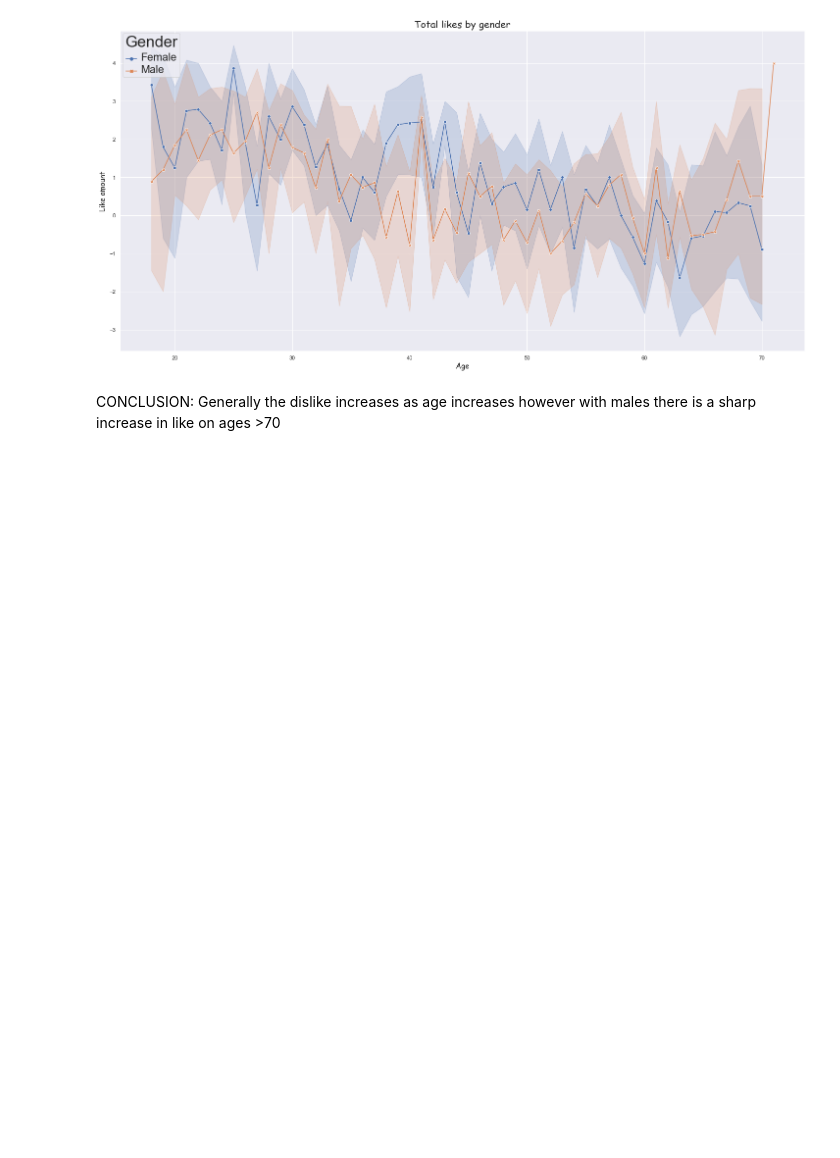
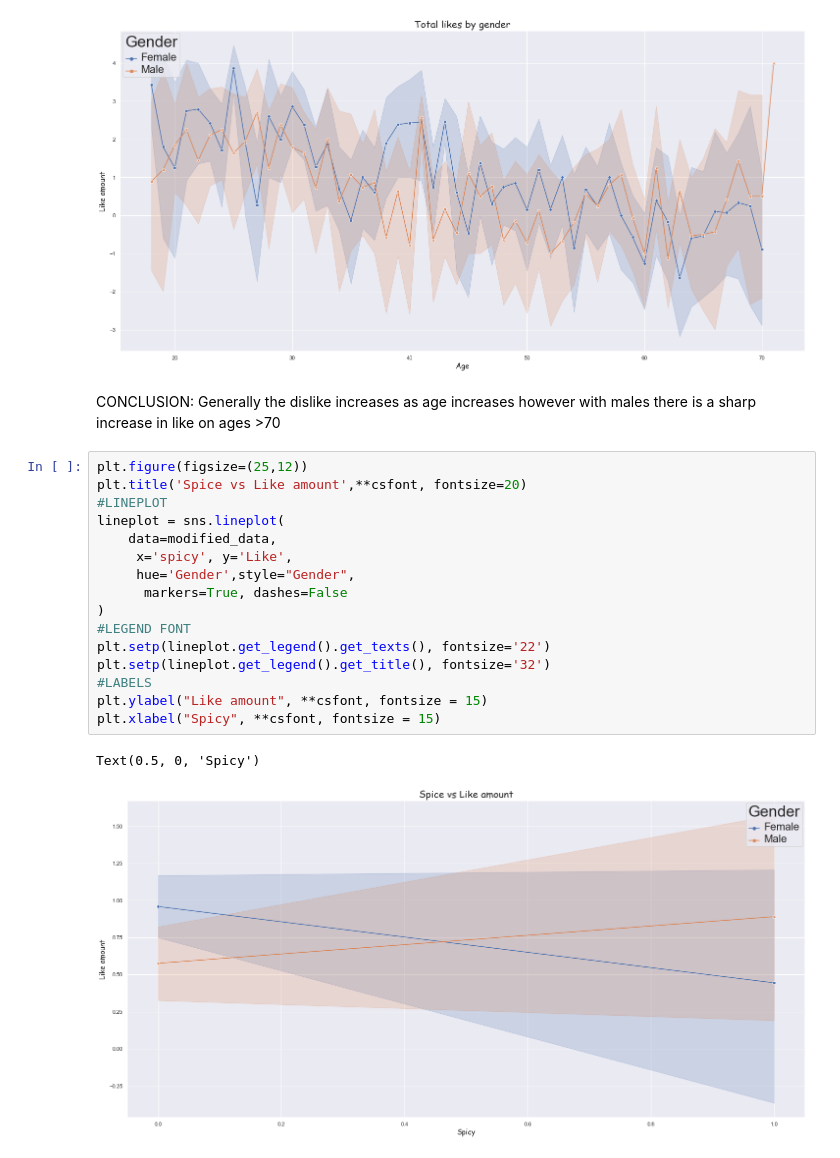
Before and after one commit to adichowdhuri/Feynn-Labs-Study-Task, a Jupyter notebook: main.ipynb, the cells around one changed output. Drawn from its saved outputs; the diff is of its cells as text; blank space fills up the shorter version.

Commit message:
added spicy/like plots and old age spice variations

```diff
--- a/main.ipynb
+++ b/main.ipynb
@@ -164,3 +164,22 @@ Text(0.5, 0, 'Age')
 # %% [markdown]
 CONCLUSION:
 Generally the dislike increases as age increases however with males there is a sharp increase in like on ages >70
+# %%
+plt.figure(figsize=(25,12))
+plt.title('Spice vs Like amount',**csfont, fontsize=20)
+#LINEPLOT
+lineplot = sns.lineplot(
+    data=modified_data,
+     x='spicy', y='Like',
+     hue='Gender',style="Gender",
+      markers=True, dashes=False
+)
+#LEGEND FONT
+plt.setp(lineplot.get_legend().get_texts(), fontsize='22')
+plt.setp(lineplot.get_legend().get_title(), fontsize='32')
+#LABELS
+plt.ylabel("Like amount", **csfont, fontsize = 15)
+plt.xlabel("Spicy", **csfont, fontsize = 15)
+# %% [output]
+Text(0.5, 0, 'Spicy')
+[figure, added]
```
Also changed, not shown: parts of 9 cells of this notebook.
